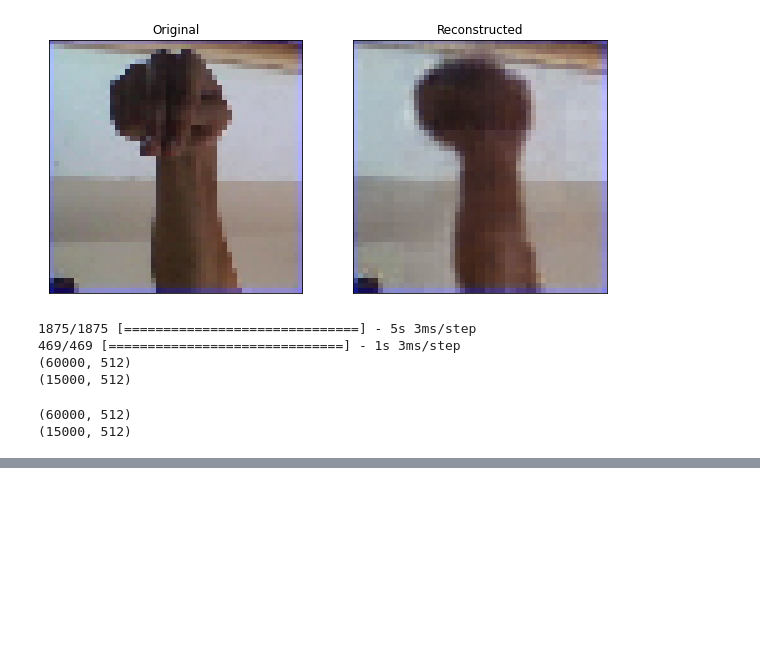
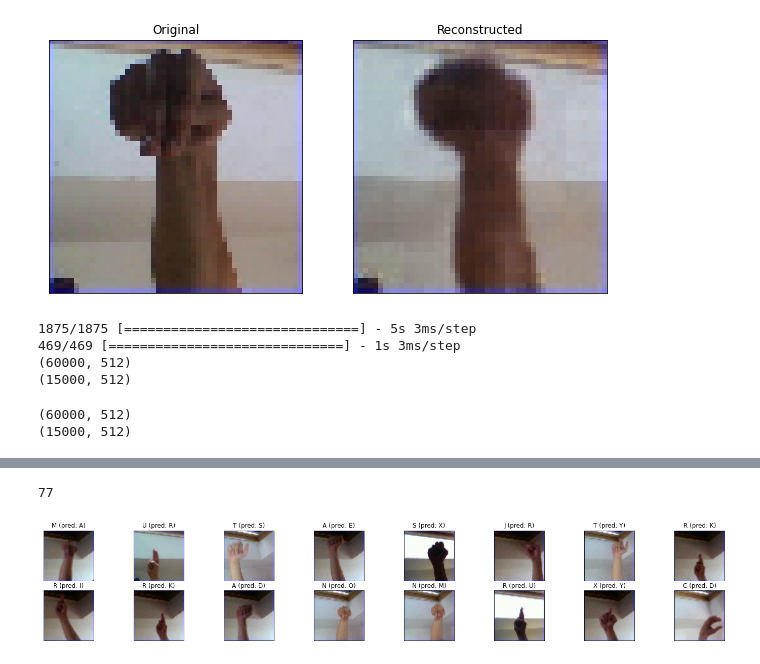
Before and after one commit to mxagar/asl_alphabet_image_classification, a Jupyter notebook: asl_alphabet.ipynb, the cells around one changed output, grey strips where cells are left out. Saved outputs shown, nothing was run; the diff lists cells and outputs as text; code cells hidden in the pictures; blank space fills up the shorter version.

```diff
--- a/asl_alphabet.ipynb
+++ b/asl_alphabet.ipynb
@@ -756,5 +769,5 @@ x_test_enc_scaled = scaler_enc.transform(x_test_enc)
 # %%
-search.fit(x_train_enc, y_train)
+search.fit(x_train_enc_scaled, y_train)
 search_best = search.best_estimator_
 
 print(search.best_score_)
@@ -764,9 +793,9 @@ Fitting 3 folds for each of 4 candidates, totalling 12 fits
 # %%
 # Get predicted probabilities for test dataset
-y_probs = search_best.predict_proba(x_test_enc)
+y_probs = search_best.predict_proba(x_test_enc_scaled)
 
 # Get predicted labels for test dataset
-y_preds = search_best.predict(x_test_enc)
+y_preds = search_best.predict(x_test_enc_scaled)
 #y_preds = np.argmax(yp, axis=1)
 # %%
 y_preds.shape
@@ -773,3 +804 @@ y_preds.shape
-# %%
-y_preds = np.argmax(y_preds, axis=1)
 # %%
@@ -786,0 +820,24 @@ sns.heatmap(confusion_matrix(outcome['true'],outcome['pred']),
+# %%
+# Indices corresponding to test images which were mislabeled
+bad_test_idxs = np.where(y_preds!=y_test)[0]
+# %%
+len(bad_test_idxs)
+# %% [output]
+77
+# %%
+# Print a random subset of mislabeled examples
+fig = plt.figure(figsize=(25,4))
+subset_size = 16
+try:
+    assert subset_size < len(bad_test_idxs)
+except AssertionError:
+    print("Use a smaller subset size!")
+# Pick a random subset
+z = int(np.random.rand()*(len(bad_test_idxs)-subset_size))
+subset = bad_test_idxs[z:(z+subset_size)]
+for i, idx in enumerate(subset):
+    ax = fig.add_subplot(2, int(np.ceil(len(subset)/2)), i + 1, xticks=[], yticks=[])
+    ax.imshow(np.squeeze(x_test[idx]))
+    ax.set_title("{} (pred: {})".format(labels[y_test[idx]], labels[y_preds[idx]]))
+# %% [output]
+[figure, added]
```
Also changed, not shown: parts of 11 cells of this notebook, 7 other files.
